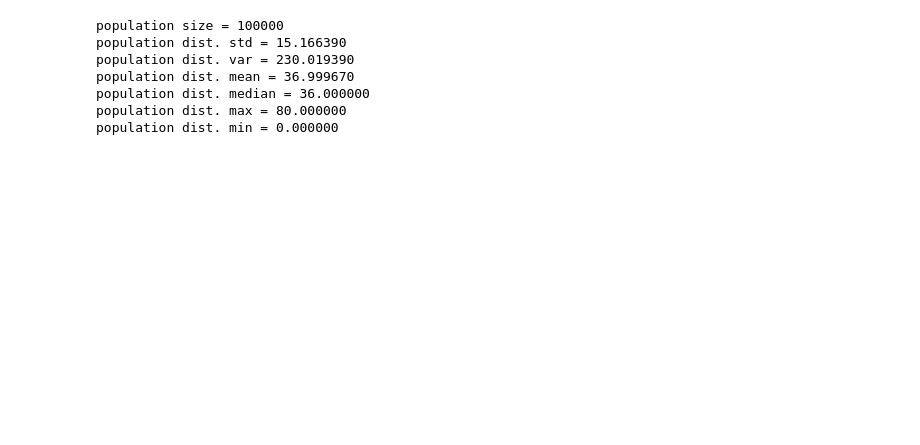
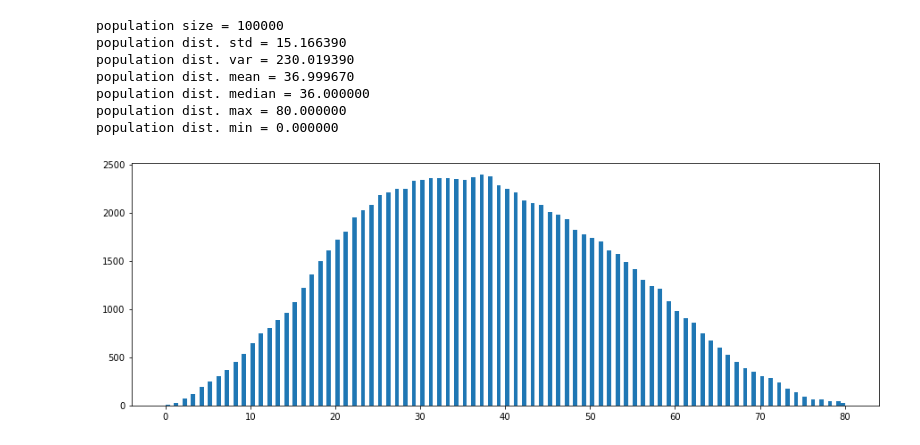
Before and after one commit to Morrowind1983/Statistics-Simulation, a Jupyter notebook: Statistics Research.ipynb, the cells around one changed output. Saved outputs shown, nothing was run; the diff lists cells and outputs as text; code cells hidden in the pictures; blank space fills up the shorter version.

```diff
--- a/Statistics Research.ipynb
+++ b/Statistics Research.ipynb
@@ -25,6 +28,14 @@ population dist. mean = 36.999670
 population dist. median = 36.000000
 population dist. max = 80.000000
 population dist. min = 0.000000
+# %%
+fig, ax = plt.subplots(figsize=(15, 5))
+
+ax.hist(population, 160)
+
+plt.show()
+# %% [output]
+[figure, added]
 # %%
 # Sample size
 n = 30
```
Also changed, not shown: parts of 8 cells of this notebook.
